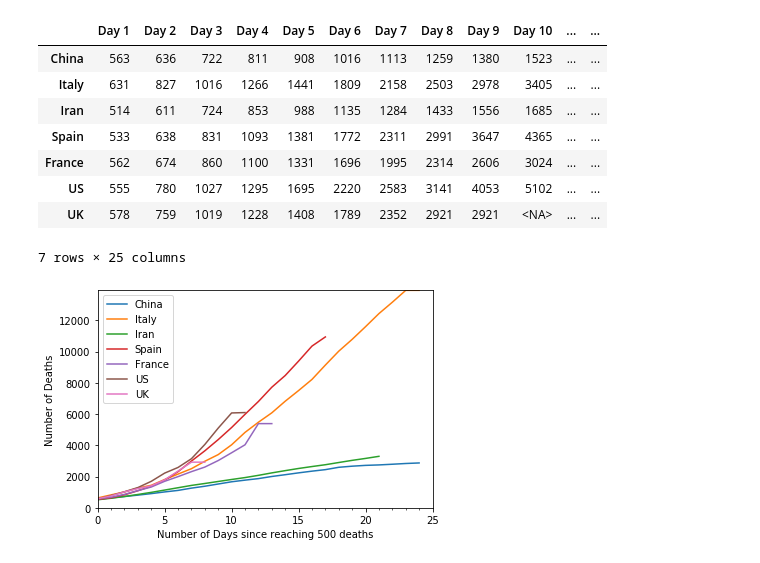
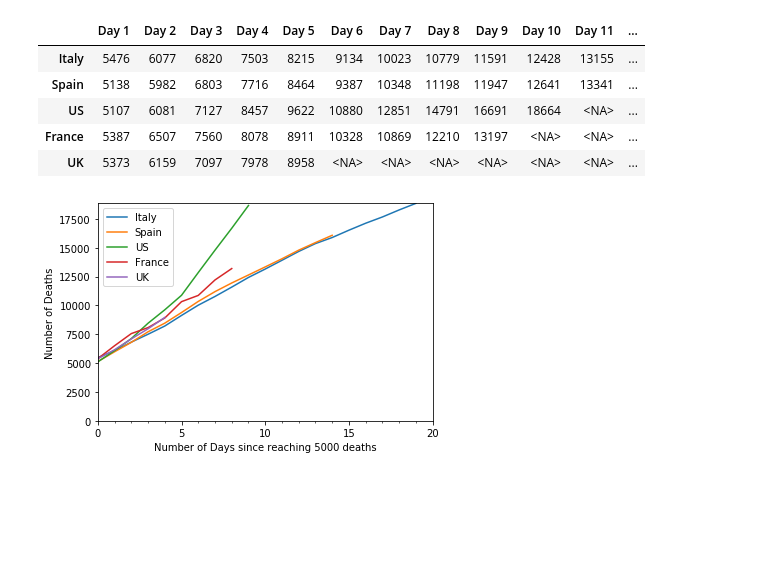
Before and after one commit to Ajeet94/coronavirus, a Jupyter notebook: coronavirus_tracker_notes.ipynb, the cells around one changed output. Drawn from its saved outputs; the diff is of its cells as text; code cells hidden in the pictures; blank space fills up the shorter version.

Commit message:
playing around with graphs. Hourly data update but also bat file stopped from running now

```diff
--- a/coronavirus_tracker_notes.ipynb
+++ b/coronavirus_tracker_notes.ipynb
@@ -182,9 +182,9 @@ def squeeze_nan(x, hold):
     else:
         return x
 
-filter_num = 2000
+filter_num = 5000
 filter_cases='Deaths'
-start_num =500
+start_num =300
 
 df1 = df.xs(filter_cases,level = 1).fillna(0)
 df2 = df1[df1>start_num]
@@ -198,7 +198,7 @@ days = len(keep_cols)
 all_indices = df3.index.values.tolist()
 drop_indices = [val for val in all_indices if val not in keep_indices]
 df4_1 = df3[df3.columns[0:days]].drop(drop_indices).dropna(how='all').astype('Int64')
-df4 = df4_1.sort_values(by=df4_1.columns.values.tolist()[::-1],ascending=True).drop("China").drop("Iran")
+df4 = df4_1.sort_values(by=df4_1.columns.values.tolist()[::-1],ascending=True)
 df4
 # %% [output]
 |  | Day 1 | Day 2 | Day 3 | Day 4 | Day 5 | Day 6 | Day 7 | Day 8 | Day 9 | Day 10 | ... | ... |
@@ -260,9 +260,9 @@ Name: Apr 3, dtype: Int64
 #attach latest hourly update to the end
 df_copy = df.copy()
 
-filter_num = 2000
+filter_num = 5000
 filter_cases='Deaths'
-start_num =500
+start_num =5000
 
 if todays_date in df_copy.columns.values.tolist():
     df_copy0 = df_copy
@@ -283,30 +283,28 @@ df_copy4_1 = df_copy3[df_copy3.columns[0:days]].drop(drop_indices).dropna(how='a
 df_copy4 = df_copy4_1.sort_values(by=df_copy4_1.columns.values.tolist()[::-1],ascending=True)
 df_copy4
 # %% [output]
-|  | Day 1 | Day 2 | Day 3 | Day 4 | Day 5 | Day 6 | Day 7 | Day 8 | Day 9 | Day 10 | ... | ... |
-| China | 563 | 636 | 722 | 811 | 908 | 1016 | 1113 | 1259 | 1380 | 1523 | ... | ... |
-| Italy | 631 | 827 | 1016 | 1266 | 1441 | 1809 | 2158 | 2503 | 2978 | 3405 | ... | ... |
-| Iran | 514 | 611 | 724 | 853 | 988 | 1135 | 1284 | 1433 | 1556 | 1685 | ... | ... |
-| Spain | 533 | 638 | 831 | 1093 | 1381 | 1772 | 2311 | 2991 | 3647 | 4365 | ... | ... |
-| France | 562 | 674 | 860 | 1100 | 1331 | 1696 | 1995 | 2314 | 2606 | 3024 | ... | ... |
-| US | 555 | 780 | 1027 | 1295 | 1695 | 2220 | 2583 | 3141 | 4053 | 5102 | ... | ... |
-| UK | 578 | 759 | 1019 | 1228 | 1408 | 1789 | 2352 | 2921 | 2921 | <NA> | ... | ... |
+|  | Day 1 | Day 2 | Day 3 | Day 4 | Day 5 | Day 6 | Day 7 | Day 8 | Day 9 | Day 10 | Day 11 | ... |
+| Italy | 5476 | 6077 | 6820 | 7503 | 8215 | 9134 | 10023 | 10779 | 11591 | 12428 | 13155 | ... |
+| Spain | 5138 | 5982 | 6803 | 7716 | 8464 | 9387 | 10348 | 11198 | 11947 | 12641 | 13341 | ... |
+| US | 5107 | 6081 | 7127 | 8457 | 9622 | 10880 | 12851 | 14791 | 16691 | 18664 | <NA> | ... |
+| France | 5387 | 6507 | 7560 | 8078 | 8911 | 10328 | 10869 | 12210 | 13197 | <NA> | <NA> | ... |
+| UK | 5373 | 6159 | 7097 | 7978 | 8958 | <NA> | <NA> | <NA> | <NA> | <NA> | <NA> | ... |
-7 rows × 25 columns
 # %%
 for country in df_copy4.T.columns.values.tolist():
     line = df_copy4.T[country].dropna().plot()
 line.legend()
 line.set_ylim((0,max(df_copy4.max())))
 line.set_xlim((0,days))
 line.set_ylabel(f'Number of {filter_cases}')
 line.set_xlabel(f'Number of Days since reaching {start_num} {filter_cases.lower()}')
 # line.set_title(f'Number of Deaths after reaching {filter_num}')
 # line.annotate('Italy in lockdown',xy=(3,500),xytext=(3, 4000),
 #                 arrowprops=dict(facecolor='black', shrink=0.05),)
 line.xaxis.set_major_locator(MultipleLocator(5))
 line.xaxis.set_major_formatter(FormatStrFormatter('%d'))
 line.xaxis.set_minor_locator(MultipleLocator(1))
+line.set_yscale('log') # log graph change to 'linear' for linear graph
 
 plt.savefig(join("Coronavirus Graphs",f'Cumulative {filter_cases.lower()} {start_num} showing {days} days'))
 # %% [output]
-[figure, old version]
+[figure, new version]
```
Also changed, not shown: parts of 6 cells of this notebook, 15 other files.
